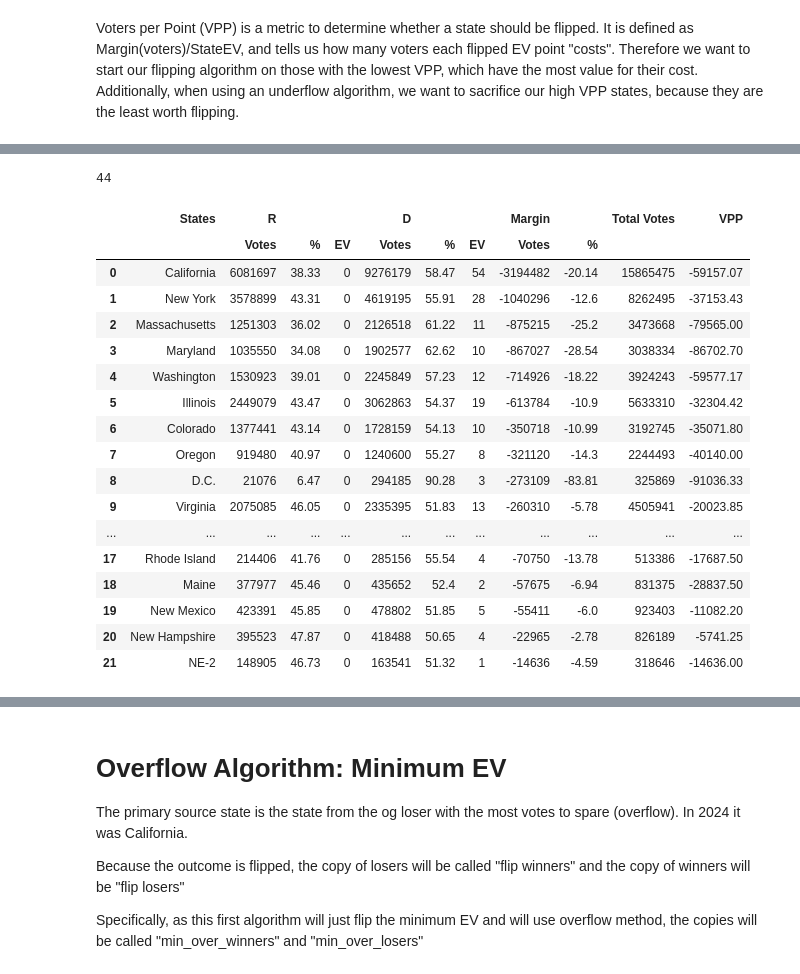
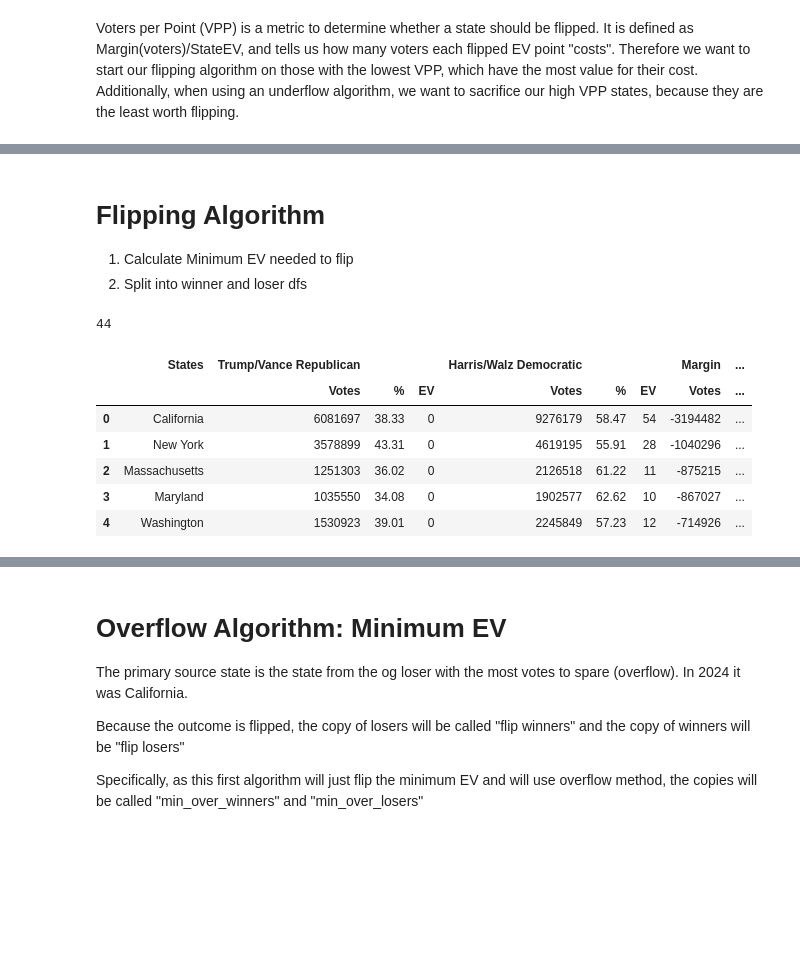
Before and after one commit to yashas-anil/election-flippers, a Jupyter notebook: 2024_election_flippers.ipynb, the cells around one changed output, grey strips where cells are left out. Saved outputs shown, nothing was run; the diff lists cells and outputs as text; code cells hidden in the pictures; blank space fills up the shorter version.

```diff
--- a/2024_election_flippers.ipynb
+++ b/2024_election_flippers.ipynb
@@ -22,7 +22,7 @@ r = requests.get(url, headers=header)
 
 tables = pd.read_html(r.text) # array of all dataframes
 # %%
-df = tables[24]
+raw_df = tables[24]
 # %% [markdown]
 # Data Transformation
 1. Cleaning the States column, dropping unneeded columns/rows, renaming columns for simplicity
@@ -32,4 +36,6 @@ df = tables[24]
 # %%
+df = raw_df.copy(deep=True)
+
 # remove the [] artifacts
 import re
 
@@ -54,4 +60,8 @@ df=df.drop("State or district", axis=1)
 # remove unneeded columns, row, renamed for ease
 df=df.drop(["Stein/Ware Green","Oliver/Maat Libertarian","Kennedy/Shanahan Independent","Others","Margin swing[b]"],axis=1)
 df=df.drop(57)
-df = df.rename(columns={"Trump/Vance Republican": 'R', 'Harris/Walz Democratic': 'D'})
+
+
+ogwin = df.columns[1][0]
+oglos = df.columns[4][0]
+# df = df.rename(columns={"Trump/Vance Republican": ogwin, 'Harris/Walz Democratic': oglos})
@@ -62,7 +80,7 @@ df = df.rename(columns={"Trump/Vance Republican": 'R', 'Harris/Walz Democratic':
 num_df=df.copy(deep=True) # create new dataframe for simplicity
 
 DASHES = "\u2212\u2012\u2013\u2014\u2015"  # minus, figure dash, en dash, em dash, horiz bar
-num_cols=["R","D","Margin"]
+num_cols=[ogwin,oglos,"Margin"]
 for col in num_cols:
   s=df[col]['Votes']
   s = (
@@ -147,6 +166,6 @@ Name: 56, dtype: object
 # %% [markdown]
 Voters per Point (VPP) is a metric to determine whether a state should be flipped. It is defined as Margin(voters)/StateEV, and tells us how many voters each flipped EV point "costs". Therefore we want to start our flipping algorithm on those with the lowest VPP, which have the most value for their cost. Additionally, when using an underflow algorithm, we want to sacrifice our high VPP states, because they are the least worth flipping.
 # %%
-num_df['VPP']=num_df["Margin"]['Votes']/(num_df["D"]['EV']+num_df["R"]['EV'])
+num_df['VPP']=num_df["Margin"]['Votes']/(num_df[oglos]['EV']+num_df[ogwin]['EV'])
 num_df['VPP']=num_df['VPP'].astype(float).round(2)
 # sort_df=num_df.sort_values(by='VPP')
@@ -162,3 +172,7 @@ Algorithm also has to keep track of votes being siphoned from source states
+# %% [markdown]
+# Flipping Algorithm
+1.   Calculate Minimum EV needed to flip
+2.   Split into winner and loser dfs
 # %%
 # Minimum EV
 import math
@@ -174,28 +188,17 @@ minimum_EV
 # %%
 losers_df=num_df[num_df['Margin']['Votes']<0]
 losers_df=losers_df.sort_values(by=[('Margin',"Votes")])
 losers_df.reset_index(inplace=True) #reset index to put low VPP at top
 losers_df.drop("index", axis=1, inplace=True) #drop original mixed up index
-losers_df
+losers_df.head()
 # %% [output]
-|  | States | R |  |  | D |  |  | Margin |  | Total Votes | VPP |
-|  |  | Votes | % | EV | Votes | % | EV | Votes | % |  |  |
-| 0 | California | 6081697 | 38.33 | 0 | 9276179 | 58.47 | 54 | -3194482 | -20.14 | 15865475 | -59157.07 |
-| 1 | New York | 3578899 | 43.31 | 0 | 4619195 | 55.91 | 28 | -1040296 | -12.6 | 8262495 | -37153.43 |
-| 2 | Massachusetts | 1251303 | 36.02 | 0 | 2126518 | 61.22 | 11 | -875215 | -25.2 | 3473668 | -79565.00 |
-| 3 | Maryland | 1035550 | 34.08 | 0 | 1902577 | 62.62 | 10 | -867027 | -28.54 | 3038334 | -86702.70 |
-| 4 | Washington | 1530923 | 39.01 | 0 | 2245849 | 57.23 | 12 | -714926 | -18.22 | 3924243 | -59577.17 |
-| 5 | Illinois | 2449079 | 43.47 | 0 | 3062863 | 54.37 | 19 | -613784 | -10.9 | 5633310 | -32304.42 |
-| 6 | Colorado | 1377441 | 43.14 | 0 | 1728159 | 54.13 | 10 | -350718 | -10.99 | 3192745 | -35071.80 |
-| 7 | Oregon | 919480 | 40.97 | 0 | 1240600 | 55.27 | 8 | -321120 | -14.3 | 2244493 | -40140.00 |
-| 8 | D.C. | 21076 | 6.47 | 0 | 294185 | 90.28 | 3 | -273109 | -83.81 | 325869 | -91036.33 |
-| 9 | Virginia | 2075085 | 46.05 | 0 | 2335395 | 51.83 | 13 | -260310 | -5.78 | 4505941 | -20023.85 |
-| ... | ... | ... | ... | ... | ... | ... | ... | ... | ... | ... | ... |
-| 17 | Rhode Island | 214406 | 41.76 | 0 | 285156 | 55.54 | 4 | -70750 | -13.78 | 513386 | -17687.50 |
-| 18 | Maine | 377977 | 45.46 | 0 | 435652 | 52.4 | 2 | -57675 | -6.94 | 831375 | -28837.50 |
-| 19 | New Mexico | 423391 | 45.85 | 0 | 478802 | 51.85 | 5 | -55411 | -6.0 | 923403 | -11082.20 |
-| 20 | New Hampshire | 395523 | 47.87 | 0 | 418488 | 50.65 | 4 | -22965 | -2.78 | 826189 | -5741.25 |
-| 21 | NE-2 | 148905 | 46.73 | 0 | 163541 | 51.32 | 1 | -14636 | -4.59 | 318646 | -14636.00 |
+|  | States | Trump/Vance Republican |  |  | Harris/Walz Democratic |  |  | Margin | ... |
+|  |  | Votes | % | EV | Votes | % | EV | Votes | ... |
+| 0 | California | 6081697 | 38.33 | 0 | 9276179 | 58.47 | 54 | -3194482 | ... |
+| 1 | New York | 3578899 | 43.31 | 0 | 4619195 | 55.91 | 28 | -1040296 | ... |
+| 2 | Massachusetts | 1251303 | 36.02 | 0 | 2126518 | 61.22 | 11 | -875215 | ... |
+| 3 | Maryland | 1035550 | 34.08 | 0 | 1902577 | 62.62 | 10 | -867027 | ... |
+| 4 | Washington | 1530923 | 39.01 | 0 | 2245849 | 57.23 | 12 | -714926 | ... |
 # %%
 winners_df=num_df[num_df['Margin']['Votes']>0]
 winners_df=winners_df.sort_values(by='VPP')
```
Also changed, not shown: parts of 19 cells of this notebook, 1 other file.
